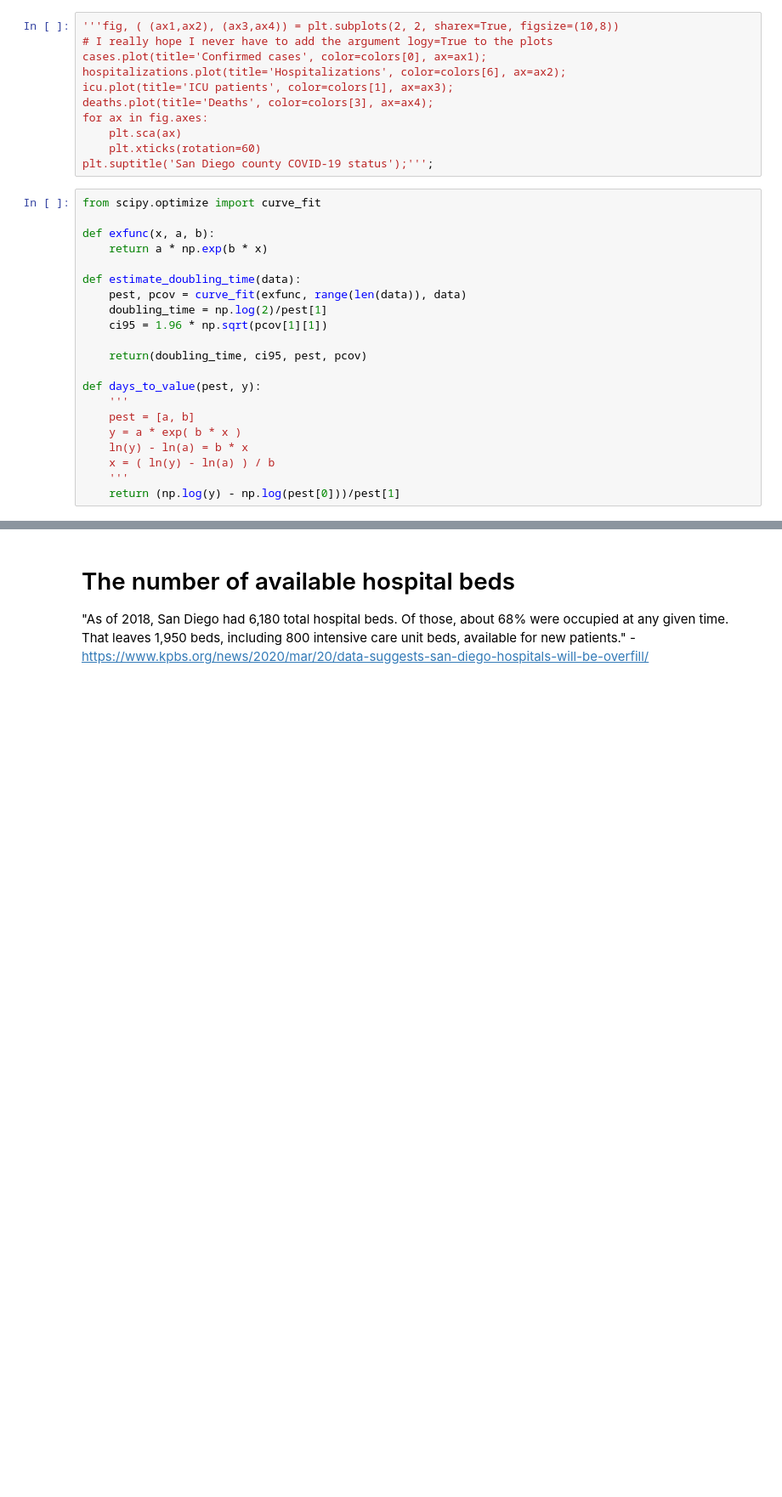
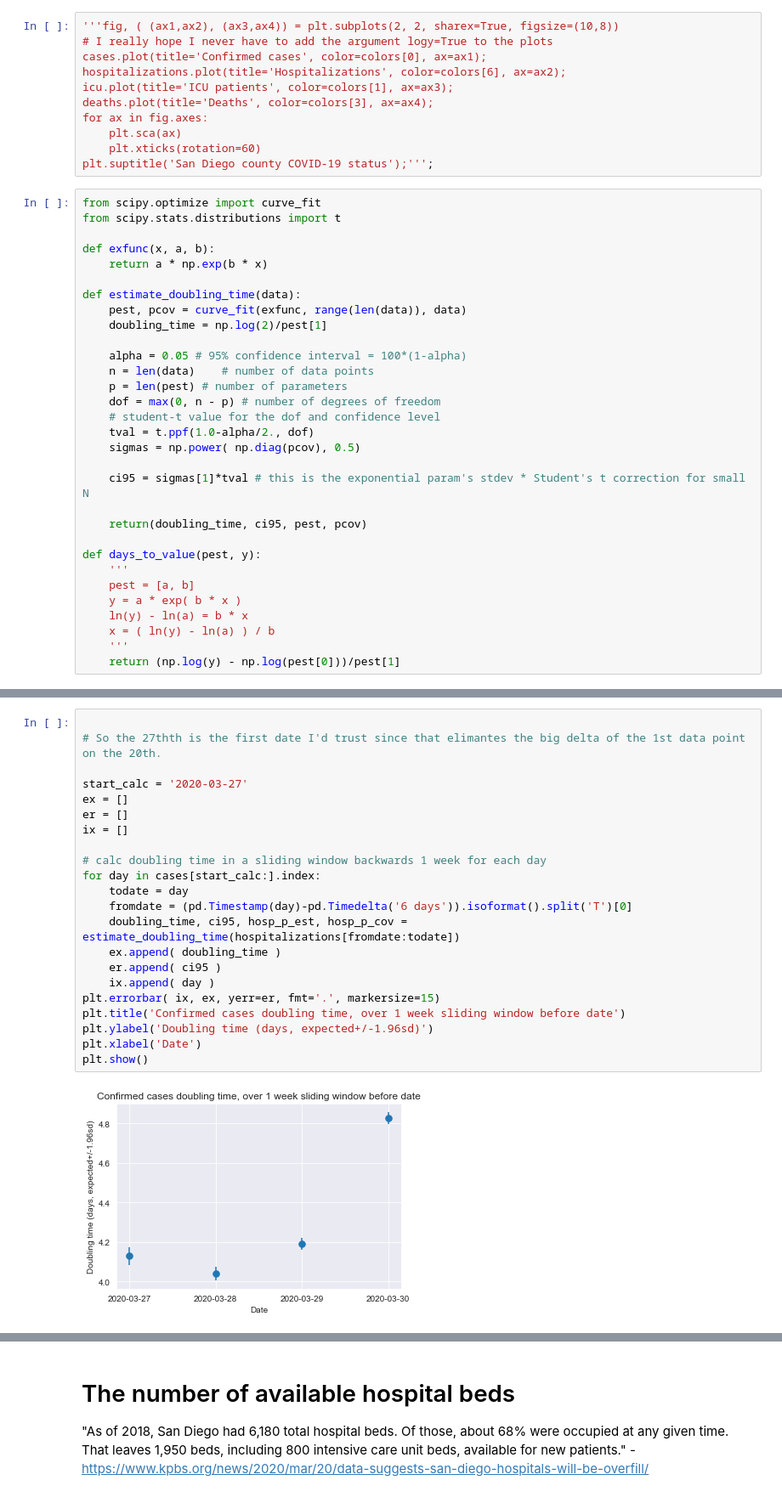
Before and after one commit to jasongfleischer/SanDiegoCountyCOVID19, a Jupyter notebook: San Diego Country Coronavirus History.ipynb, the cells around one changed output, grey strips where cells are left out. Shown at 85% size. Drawn from its saved outputs; the diff is of its cells as text; blank space fills up the shorter version.

```diff
--- a/San Diego Country Coronavirus History.ipynb
+++ b/San Diego Country Coronavirus History.ipynb
@@ -145,6 +154,7 @@ for ax in fig.axes:
 plt.suptitle('San Diego county COVID-19 status');''';
 # %%
 from scipy.optimize import curve_fit
+from scipy.stats.distributions import t
 
 def exfunc(x, a, b):
     return a * np.exp(b * x)
@@ -152,7 +162,16 @@ def exfunc(x, a, b):
 def estimate_doubling_time(data):
     pest, pcov = curve_fit(exfunc, range(len(data)), data)
     doubling_time = np.log(2)/pest[1]
-    ci95 = 1.96 * np.sqrt(pcov[1][1])
+
+    alpha = 0.05 # 95% confidence interval = 100*(1-alpha)
+    n = len(data)    # number of data points
+    p = len(pest) # number of parameters
+    dof = max(0, n - p) # number of degrees of freedom
+    # student-t value for the dof and confidence level
+    tval = t.ppf(1.0-alpha/2., dof)
+    sigmas = np.power( np.diag(pcov), 0.5)
+
+    ci95 = sigmas[1]*tval # this is the exponential param's stdev * Student's t correction for small N
 
     return(doubling_time, ci95, pest, pcov)
 
@@ -195,0 +217,24 @@ Max likelihood estimate: 4.100 days
+# %%
+
+# So the 27thth is the first date I'd trust since that elimantes the big delta of the 1st data point on the 20th.
+
+start_calc = '2020-03-27'
+ex = []
+er = []
+ix = []
+
+# calc doubling time in a sliding window backwards 1 week for each day
+for day in cases[start_calc:].index:
+    todate = day
+    fromdate = (pd.Timestamp(day)-pd.Timedelta('6 days')).isoformat().split('T')[0]
+    doubling_time, ci95, hosp_p_est, hosp_p_cov = estimate_doubling_time(hospitalizations[fromdate:todate])
+    ex.append( doubling_time )
+    er.append( ci95 )
+    ix.append( day )
+plt.errorbar( ix, ex, yerr=er, fmt='.', markersize=15)
+plt.title('Confirmed cases doubling time, over 1 week sliding window before date')
+plt.ylabel('Doubling time (days, expected+/-1.96sd)')
+plt.xlabel('Date')
+plt.show()
+# %% [output]
+[figure, added]
```
Also changed, not shown: parts of 13 cells of this notebook, 3 other files.
